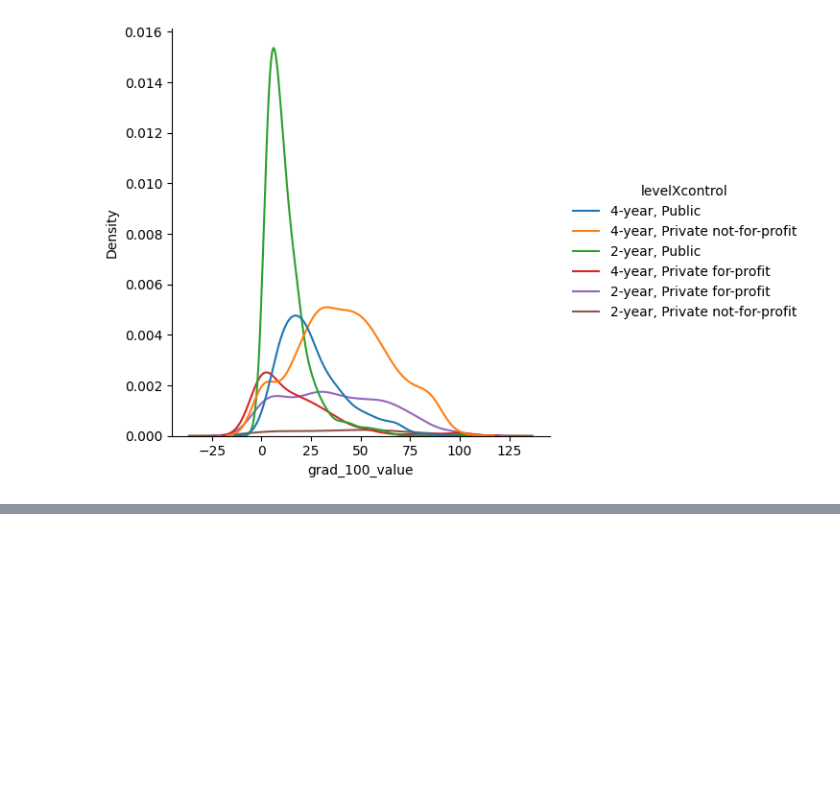
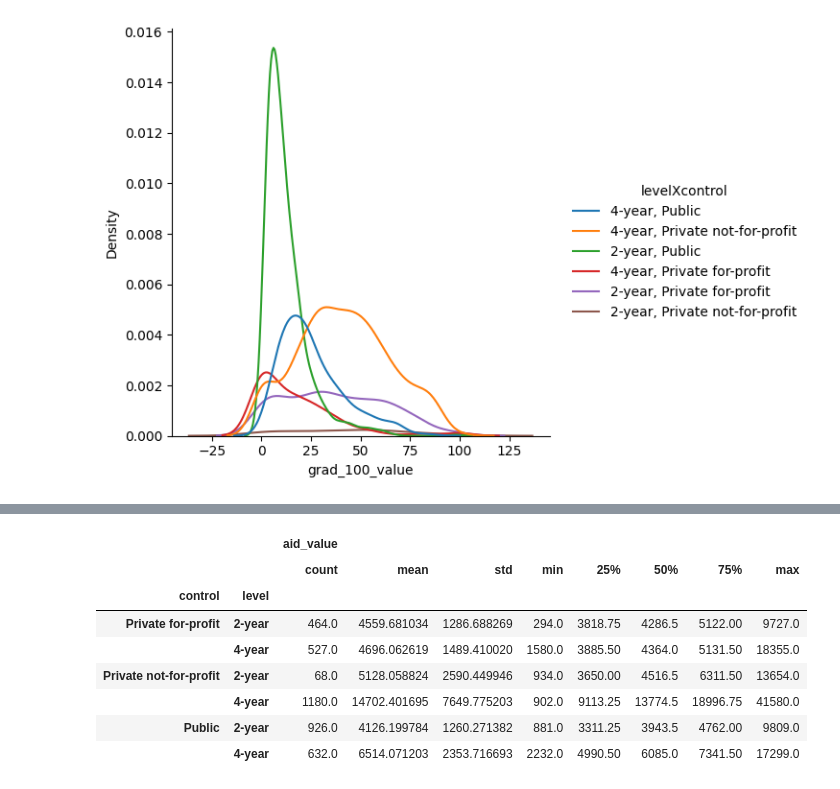
Before and after one commit to eaa3ug/visualization_assignment, a Jupyter notebook: assignment.ipynb, the cells around one changed output, grey strips where cells are left out. Cells and saved outputs as stored; diff of their text form; code cells hidden in the pictures; blank space fills up the shorter version.

```diff
--- a/assignment.ipynb
+++ b/assignment.ipynb
@@ -177,0 +190,13 @@ See the caveats in the documentation: https://pandas.pydata.org/pandas-docs/stab
+# %%
+gdf_2 = (df_narrow.loc[:,['aid_value','control','level'] ]).groupby(['control','level'])
+gdf_2.describe()
+# %% [output]
+|  |  | aid_value |  |  |  |  |  |  |  |
+|  |  | count | mean | std | min | 25% | 50% | 75% | max |
+| control | level |  |  |  |  |  |  |  |  |
+| Private for-profit | 2-year | 464.0 | 4559.681034 | 1286.688269 | 294.0 | 3818.75 | 4286.5 | 5122.00 | 9727.0 |
+|  | 4-year | 527.0 | 4696.062619 | 1489.410020 | 1580.0 | 3885.50 | 4364.0 | 5131.50 | 18355.0 |
+| Private not-for-profit | 2-year | 68.0 | 5128.058824 | 2590.449946 | 934.0 | 3650.00 | 4516.5 | 6311.50 | 13654.0 |
+|  | 4-year | 1180.0 | 14702.401695 | 7649.775203 | 902.0 | 9113.25 | 13774.5 | 18996.75 | 41580.0 |
+| Public | 2-year | 926.0 | 4126.199784 | 1260.271382 | 881.0 | 3311.25 | 3943.5 | 4762.00 | 9809.0 |
+|  | 4-year | 632.0 | 6514.071203 | 2353.716693 | 2232.0 | 4990.50 | 6085.0 | 7341.50 | 17299.0 |
```
Also changed, not shown: parts of 2 cells of this notebook.
